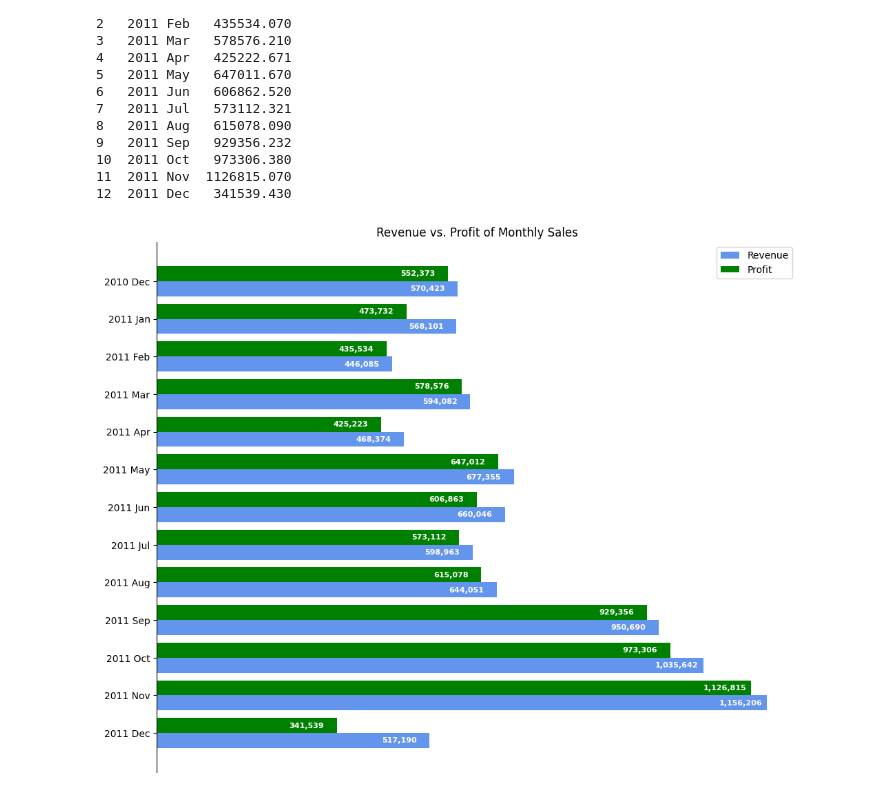
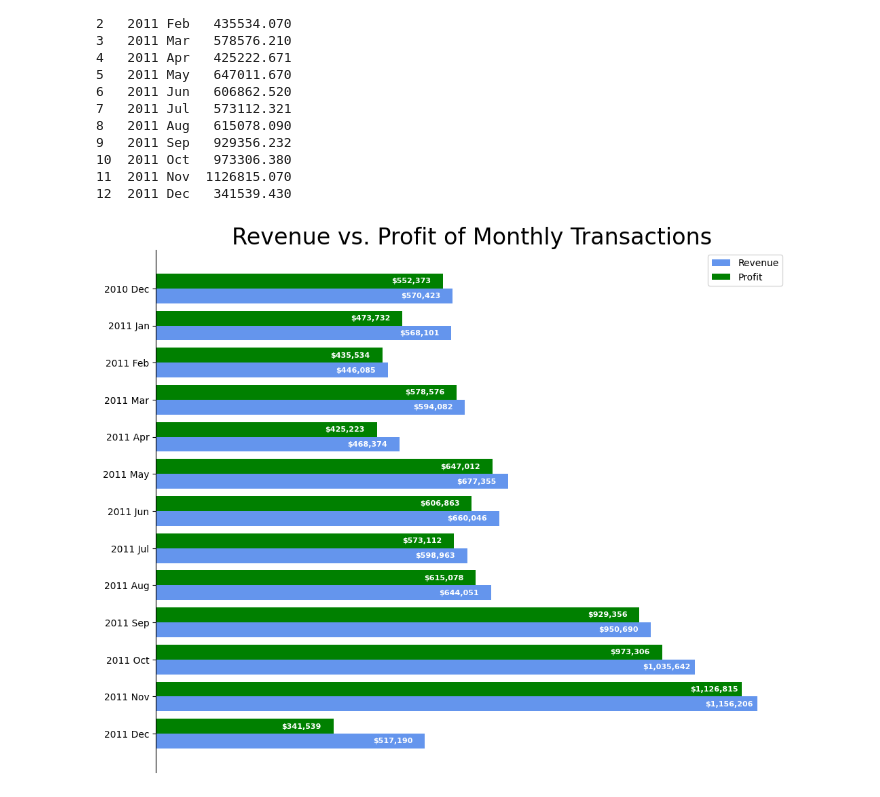
Before and after one commit to rymatata/coursera-exploratory-data-analysis, a Jupyter notebook: Notebooks/online_retail.ipynb, the cells around one changed output. Drawn from its saved outputs; the diff is of its cells as text; code cells hidden in the pictures.

```diff
--- a/Notebooks/online_retail.ipynb
+++ b/Notebooks/online_retail.ipynb
@@ -544,45 +544,45 @@ print(monthly_profit)
 12  2011 Dec   341539.430
 # %%
 fig, ax = plt.subplots(figsize=(12, 10))
-y = np.arange(len(monthly_revenue['Month'])) * 1.5
-bar_height = 0.6
+y = np.arange(len(monthly_revenue['Month'])) * 1.5 # Generates evenly spaced y-positions so that each bar is offset by ± height/2 to sit side-by-side and not overlap
+bar_height = 0.6 # Variable for changing all bar heights
 
-bar_revenue = ax.barh(y + bar_height/2,
+# Creating horizontal bars for monthly revenue and profit data
+bar_revenue = ax.barh(y + bar_height/2, # Moves bar up by height/2 units
                monthly_revenue['Revenue'],
                height=bar_height,
                color='cornflowerblue',
                label='Revenue')
-
-bar_profit = ax.barh(y - bar_height/2,
+bar_profit = ax.barh(y - bar_height/2, # Moves bar down by height/2 units
                monthly_profit['Profit'],
                height=bar_height,
                color='green',
                label='Profit')
 
+# Creating labels for the data values of each bar
 ax.bar_label(bar_revenue,
-             padding=-50, # Negative value makes the number appear inside the bar
+             padding=-55, # Negative value makes the number appear inside the bar
              color='white',
              fontsize=8,
              fontweight='bold',
-             fmt='{:,.0f}')
-
+             fmt='${:,.0f}') # Formats data as a whole integer with comma separators and dollar sign
 ax.bar_label(bar_profit,
-             padding=-50, # Negative value makes the number appear inside the bar
+             padding=-55, # Negative value makes the number appear inside the bar
              color='white',
              fontsize=8,
              fontweight='bold',
-             fmt='{:,.0f}')
+             fmt='${:,.0f}') # Formats data as a whole integer with comma separators and dollar sign
 
 ax.set_yticks(y)
 ax.invert_yaxis()
 ax.set_yticklabels(monthly_revenue['Month'])
 
 # Hiding the x-axis, along with the top, right, and bottom spines
 ax.xaxis.set_visible(False)
 ax.spines[['top', 'bottom', 'right']].set_visible(False)
 
-ax.set_title('Revenue vs. Profit of Monthly Sales')
+ax.set_title('Revenue vs. Profit of Monthly Transactions', fontsize=24)
 ax.legend()
 plt.show()
 # %% [output]
-[figure, old version]
+[figure, new version]
```
Also changed, not shown: parts of 10 cells of this notebook.
